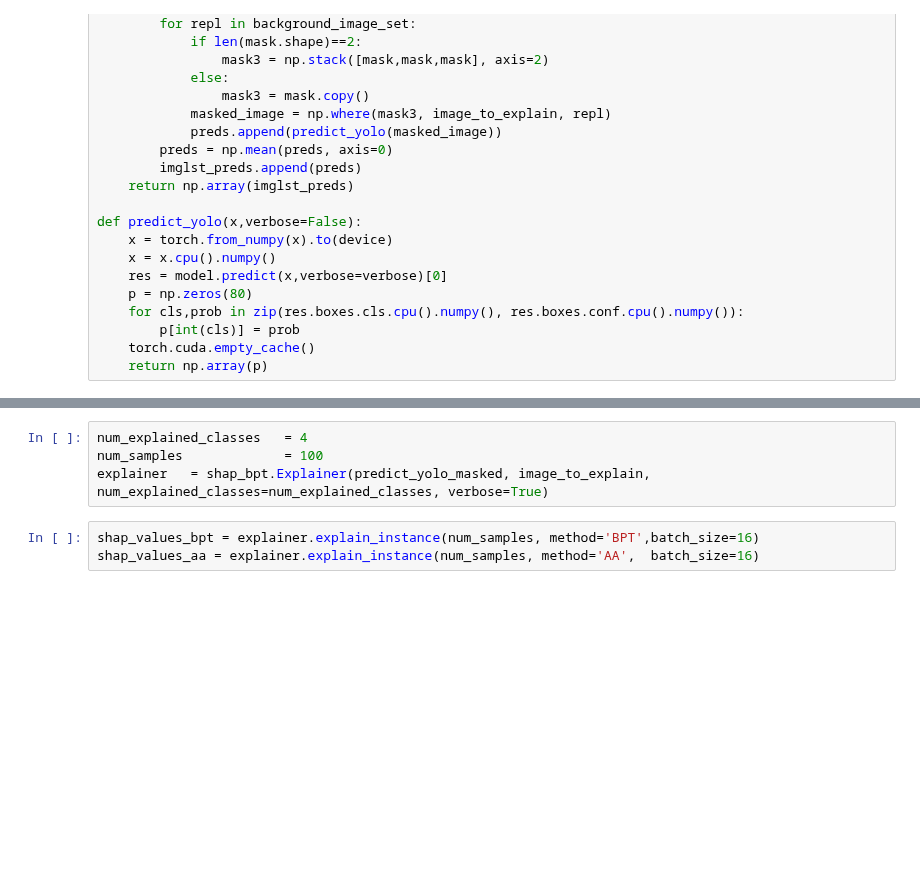
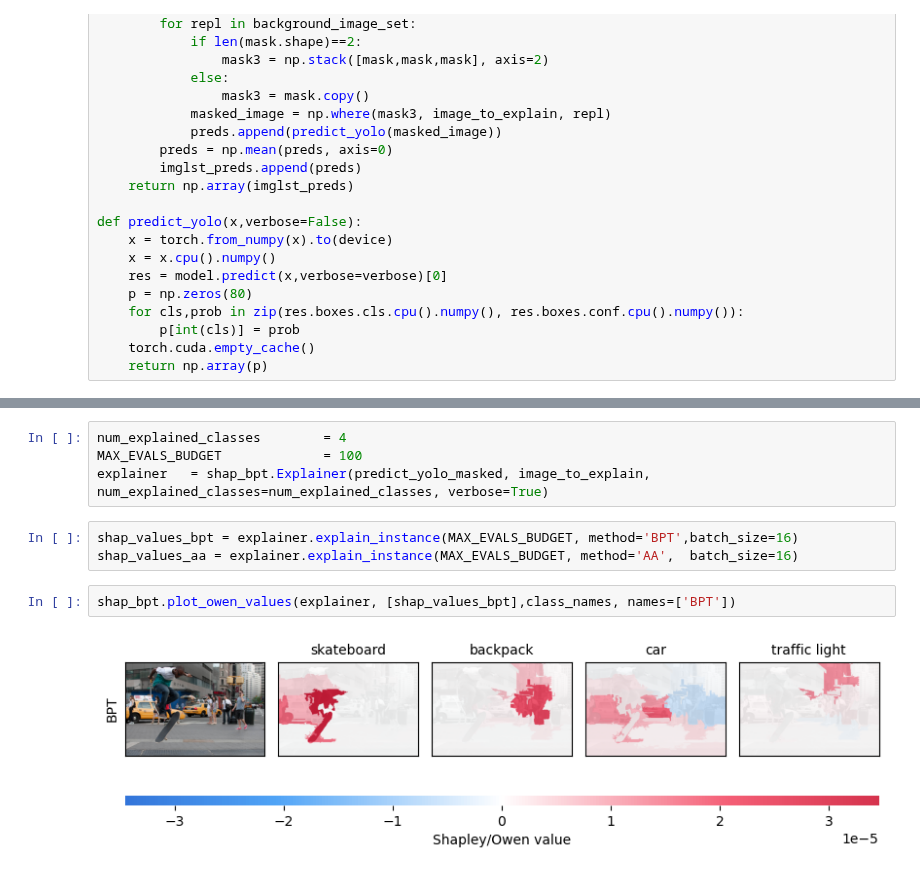
Before and after one commit to ElleR01/shap_bpt_sam, a Jupyter notebook: examples/notebooks/Object_yolo_ms_coco.ipynb, the cells around one changed output, grey strips where cells are left out. Drawn from its saved outputs; the diff is of its cells as text; blank space fills up the shorter version.

```diff
--- a/examples/notebooks/Object_yolo_ms_coco.ipynb
+++ b/examples/notebooks/Object_yolo_ms_coco.ipynb
@@ -313,11 +375,15 @@ torch.cuda.empty_cache()
 (100, 80)
 # %%
-num_explained_classes   = 4
-num_samples             = 100
+num_explained_classes        = 4
+MAX_EVALS_BUDGET             = 100
 explainer   = shap_bpt.Explainer(predict_yolo_masked, image_to_explain, num_explained_classes=num_explained_classes, verbose=True)
 # %%
-shap_values_bpt = explainer.explain_instance(num_samples, method='BPT',batch_size=16)
-shap_values_aa = explainer.explain_instance(num_samples, method='AA',  batch_size=16)
+shap_values_bpt = explainer.explain_instance(MAX_EVALS_BUDGET, method='BPT',batch_size=16)
+shap_values_aa = explainer.explain_instance(MAX_EVALS_BUDGET, method='AA',  batch_size=16)
+# %%
+shap_bpt.plot_owen_values(explainer, [shap_values_bpt],class_names, names=['BPT'])
+# %% [output]
+[figure, added]
 # %%
 ## PLOT OWEN VALUES
 # shap_bpt.plot_owen_values(explainer, [shap_values_aa],class_names, names=['AxisAligned'])
```
Also changed, not shown: parts of 58 cells of this notebook, 7 other files.
